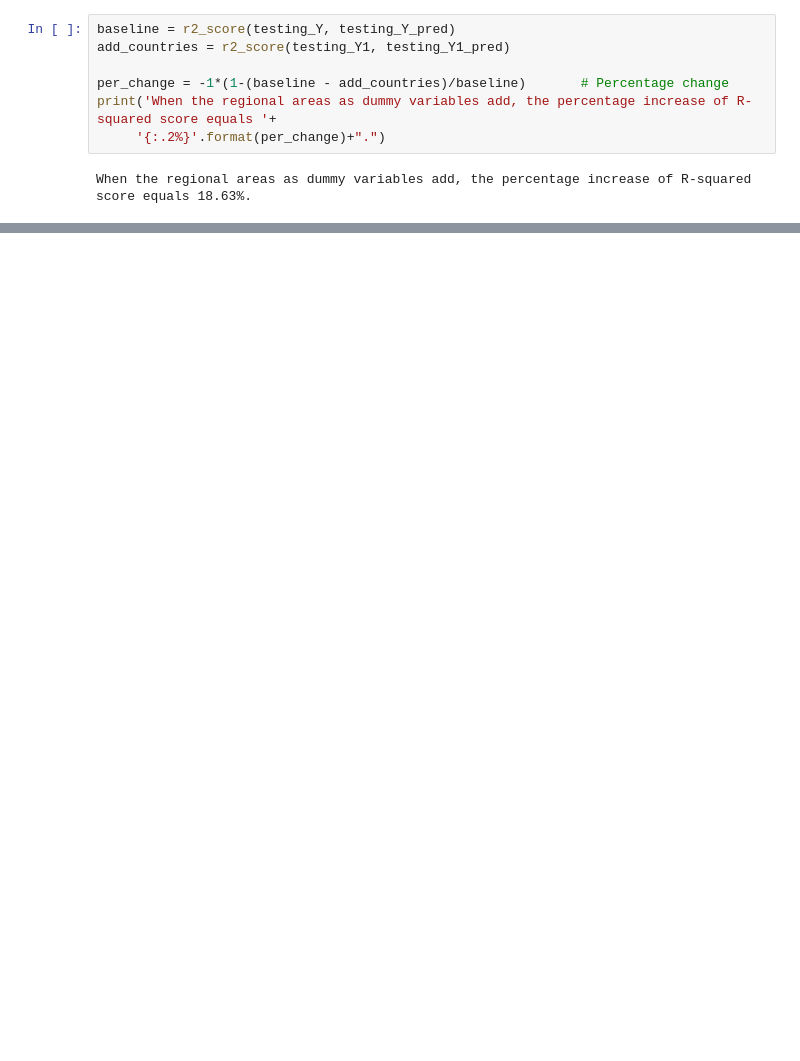
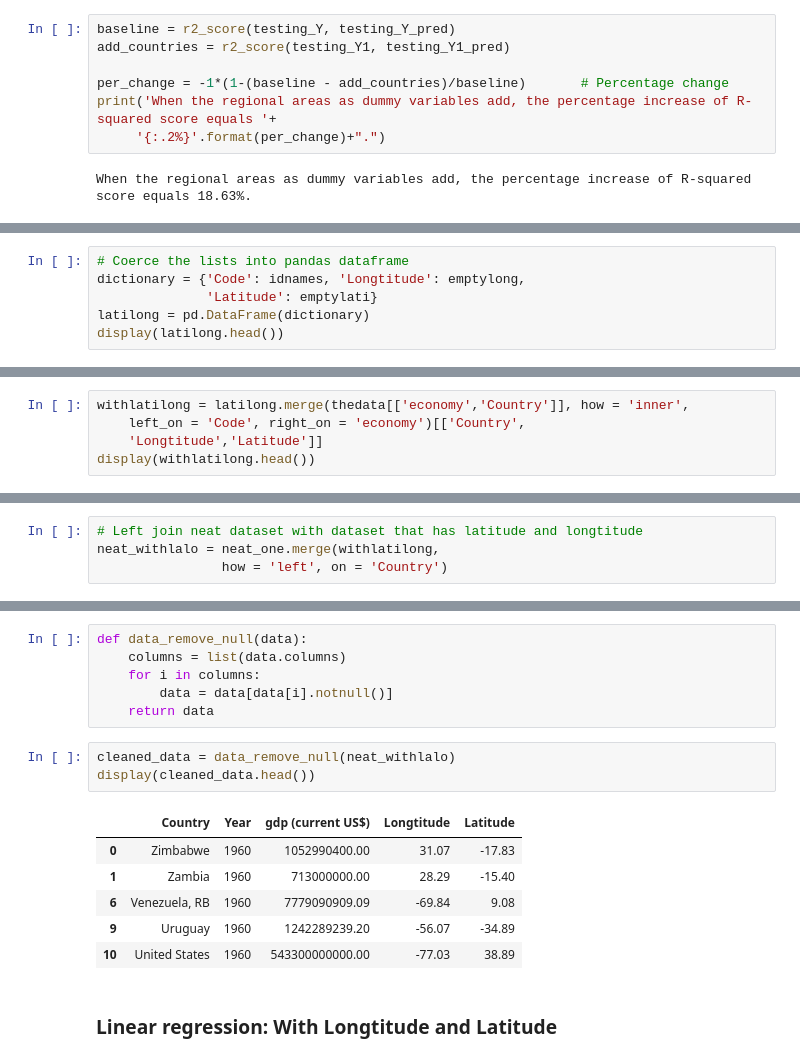
Before and after one commit to jonahwinninghoff/Springboard, a Jupyter notebook: Mentorship/Practical Data Science Project.ipynb, the cells around one changed output, grey strips where cells are left out. Drawn from its saved outputs; the diff is of its cells as text; blank space fills up the shorter version.

```diff
--- a/Mentorship/Practical Data Science Project.ipynb
+++ b/Mentorship/Practical Data Science Project.ipynb
@@ -371,0 +369,6 @@ When the regional areas as dummy variables add, the percentage increase of R-squ
+# %%
+# Coerce the lists into pandas dataframe
+dictionary = {'Code': idnames, 'Longtitude': emptylong,
+              'Latitude': emptylati}
+latilong = pd.DataFrame(dictionary)
+display(latilong.head())
@@ -371,0 +382,5 @@ When the regional areas as dummy variables add, the percentage increase of R-squ
+# %%
+withlatilong = latilong.merge(thedata[['economy','Country']], how = 'inner',
+    left_on = 'Code', right_on = 'economy')[['Country',
+    'Longtitude','Latitude']]
+display(withlatilong.head())
@@ -371,0 +394,4 @@ When the regional areas as dummy variables add, the percentage increase of R-squ
+# %%
+# Left join neat dataset with dataset that has latitude and longtitude
+neat_withlalo = neat_one.merge(withlatilong,
+                how = 'left', on = 'Country')
@@ -371,0 +431,18 @@ When the regional areas as dummy variables add, the percentage increase of R-squ
+# %%
+def data_remove_null(data):
+    columns = list(data.columns)
+    for i in columns:
+        data = data[data[i].notnull()]
+    return data
+# %%
+cleaned_data = data_remove_null(neat_withlalo)
+display(cleaned_data.head())
+# %% [output]
+|  | Country | Year | gdp (current US$) | Longtitude | Latitude |
+| 0 | Zimbabwe | 1960 | 1052990400.00 | 31.07 | -17.83 |
+| 1 | Zambia | 1960 | 713000000.00 | 28.29 | -15.40 |
+| 6 | Venezuela, RB | 1960 | 7779090909.09 | -69.84 | 9.08 |
+| 9 | Uruguay | 1960 | 1242289239.20 | -56.07 | -34.89 |
+| 10 | United States | 1960 | 543300000000.00 | -77.03 | 38.89 |
+# %% [markdown]
+### Linear regression: With Longtitude and Latitude <a id = 'LRWLAL'></a>
```
Also changed, not shown: parts of 27 cells of this notebook.
